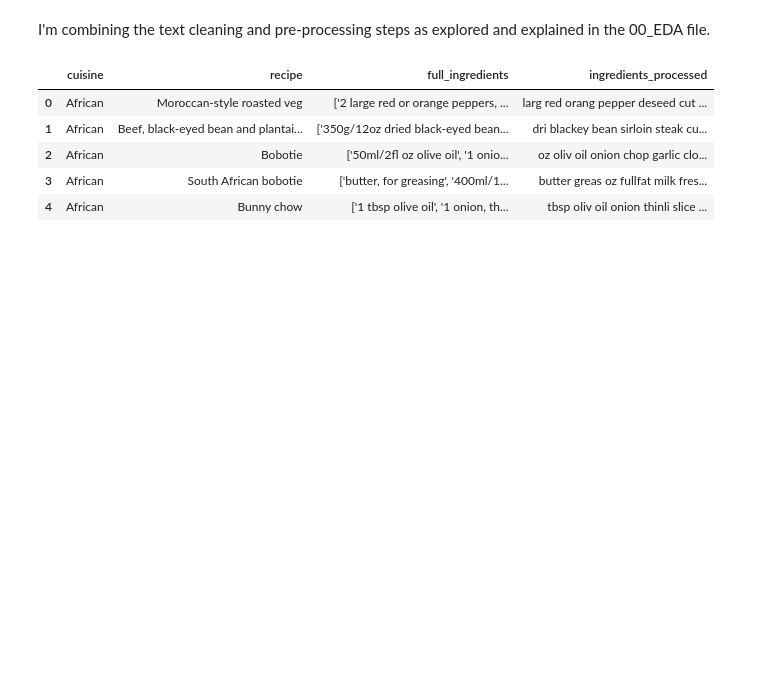
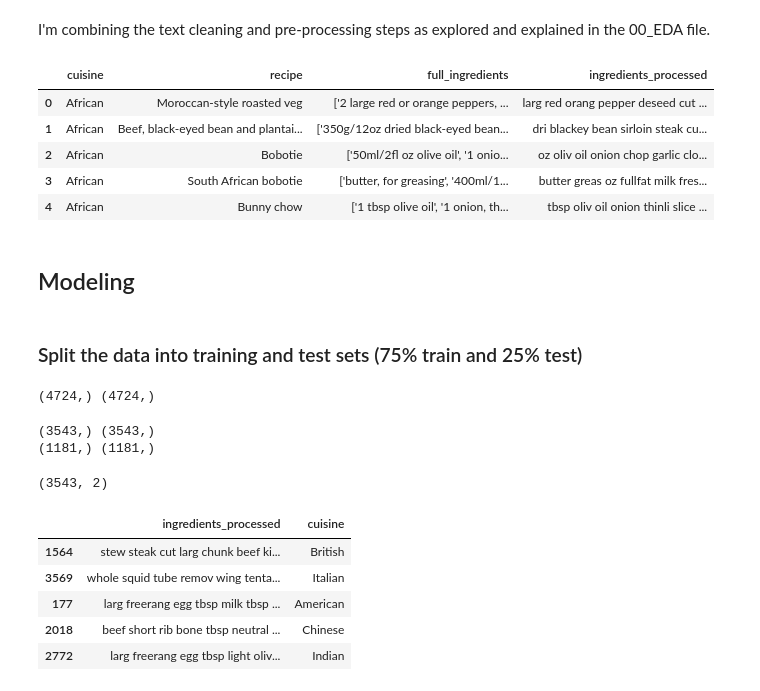
Before and after one commit to momcancode/Cuisine-Demystifier-NLP-ML-Project, a Jupyter notebook: model/03_SVC_with_resampling.ipynb, the cells around one changed output. Saved outputs shown, nothing was run; the diff lists cells and outputs as text; code cells hidden in the pictures; blank space fills up the shorter version.

```diff
--- a/model/03_SVC_with_resampling.ipynb
+++ b/model/03_SVC_with_resampling.ipynb
@@ -95,3 +86,36 @@ df.head()
 | 2 | African | Bobotie | ['50ml/2fl oz olive oil', '1 onio... | oz oliv oil onion chop garlic clo... |
 | 3 | African | South African bobotie | ['butter, for greasing', '400ml/1... | butter greas oz fullfat milk fres... |
 | 4 | African | Bunny chow | ['1 tbsp olive oil', '1 onion, th... | tbsp oliv oil onion thinli slice ... |
+# %% [markdown]
+## Modeling
+# %% [markdown]
+### Split the data into training and test sets (75% train and 25% test)
+# %%
+X = df.ingredients_processed #the column contains textual data to extract features from.
+y = df.cuisine #the column we're learning to predict.
+print(X.shape, y.shape)
+# %% [output]
+(4724,) (4724,)
+# %%
+# Split X and y into training and testing sets. By default, it splits 75% training and 25% test
+X_train, X_test, y_train, y_test = train_test_split(X, y, random_state=1)
+print(X_train.shape, y_train.shape)
+print(X_test.shape, y_test.shape)
+# %% [output]
+(3543,) (3543,)
+(1181,) (1181,)
+# %%
+# concatenate our training data back together
+X_y_train = pd.concat([X_train, y_train], axis=1)
+X_y_train.shape
+# %% [output]
+(3543, 2)
+# %%
+X_y_train.head()
+# %% [output]
+|  | ingredients_processed | cuisine |
+| 1564 | stew steak cut larg chunk beef ki... | British |
+| 3569 | whole squid tube remov wing tenta... | Italian |
+| 177 | larg freerang egg tbsp milk tbsp ... | American |
+| 2018 | beef short rib bone tbsp neutral ... | Chinese |
+| 2772 | larg freerang egg tbsp light oliv... | Indian |
```
Also changed, not shown: parts of 23 cells of this notebook.
